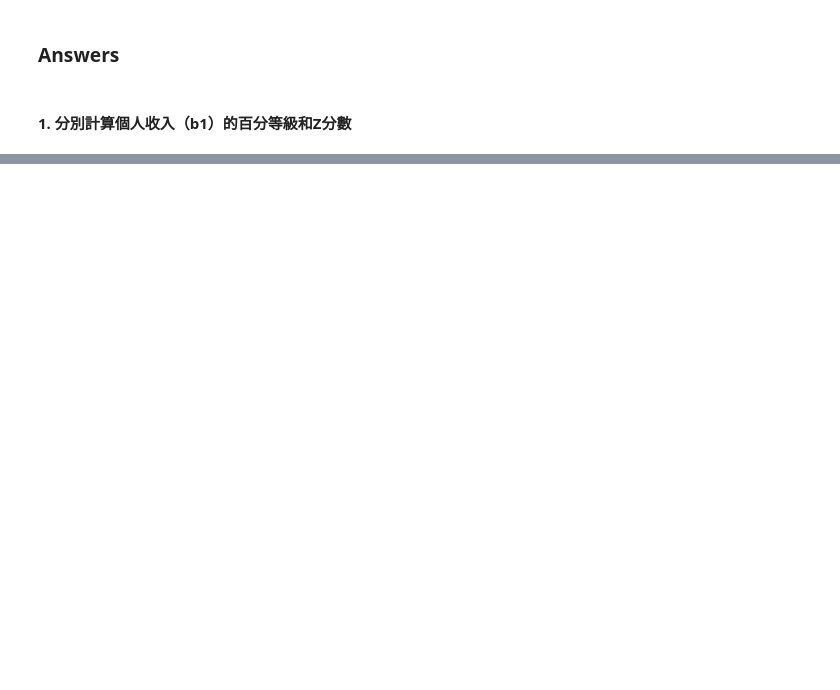
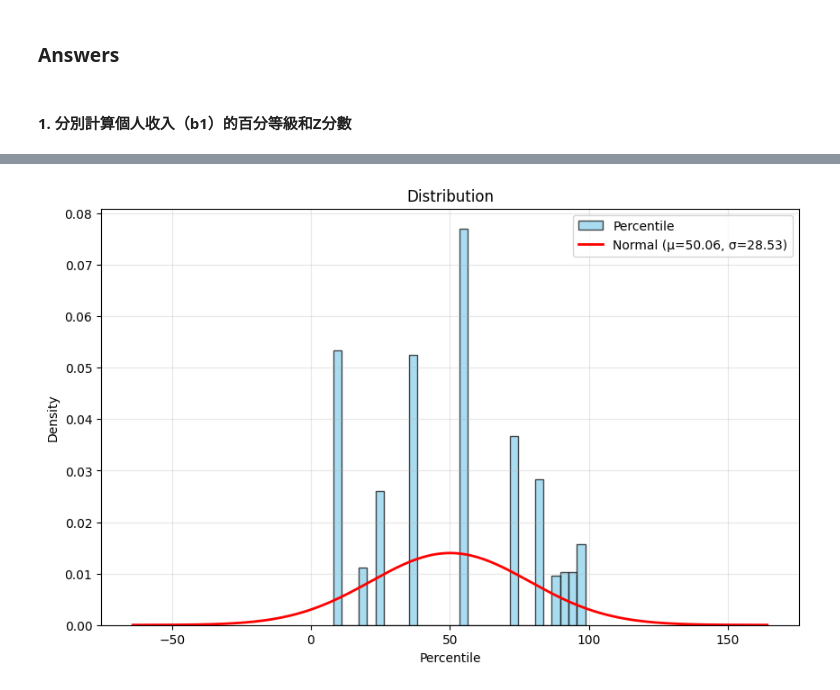
Before and after one commit to WendellLiu/ntpu-social-data-analysis, a Jupyter notebook: notebooks/20251004_homework.ipynb, the cells around one changed output, grey strips where cells are left out. Drawn from its saved outputs; the diff is of its cells as text; code cells hidden in the pictures; blank space fills up the shorter version.

```diff
--- a/notebooks/20251004_homework.ipynb
+++ b/notebooks/20251004_homework.ipynb
@@ -99,6 +92,8 @@ distribution_plot(df_2_clean['income'], xlabel = 'Income')
 # %%
 from statistic.distribution import get_distribution_summary
 
-get_distribution_summary(df_2_clean['income']).style.hide(axis='index')
+df_2_distribution_summary = get_distribution_summary(df_2_clean['income'])
+df_2_distribution_summary['value'] = df_2_distribution_summary['value'].map(lambda x: int(x))
+df_2_distribution_summary.style.hide(axis='index')
 # %% [output]
 | value | percentile | z-score | counts |
@@ -119,0 +119,8 @@ get_distribution_summary(df_2_clean['income']).style.hide(axis='index')
+# %%
+z_score_dict = dict(zip(df_2_distribution_summary['value'], df_2_distribution_summary['z-score']))
+percentile_dict = dict(zip(df_2_distribution_summary['value'], df_2_distribution_summary['percentile']))
+
+
+df_2_clean.loc[:, ['z_score']] = df_2_clean['income'].map(lambda x: z_score_dict[x])
+df_2_clean.loc[:, ['percentile']] = df_2_clean['income'].map(lambda x: percentile_dict[x])
+df_2_clean
@@ -119,0 +149,4 @@ get_distribution_summary(df_2_clean['income']).style.hide(axis='index')
+# %%
+distribution_plot(df_2_clean['percentile'], xlabel = 'Percentile')
+# %% [output]
+[figure, added]
```
Also changed, not shown: parts of 13 cells of this notebook, 1 other file.
